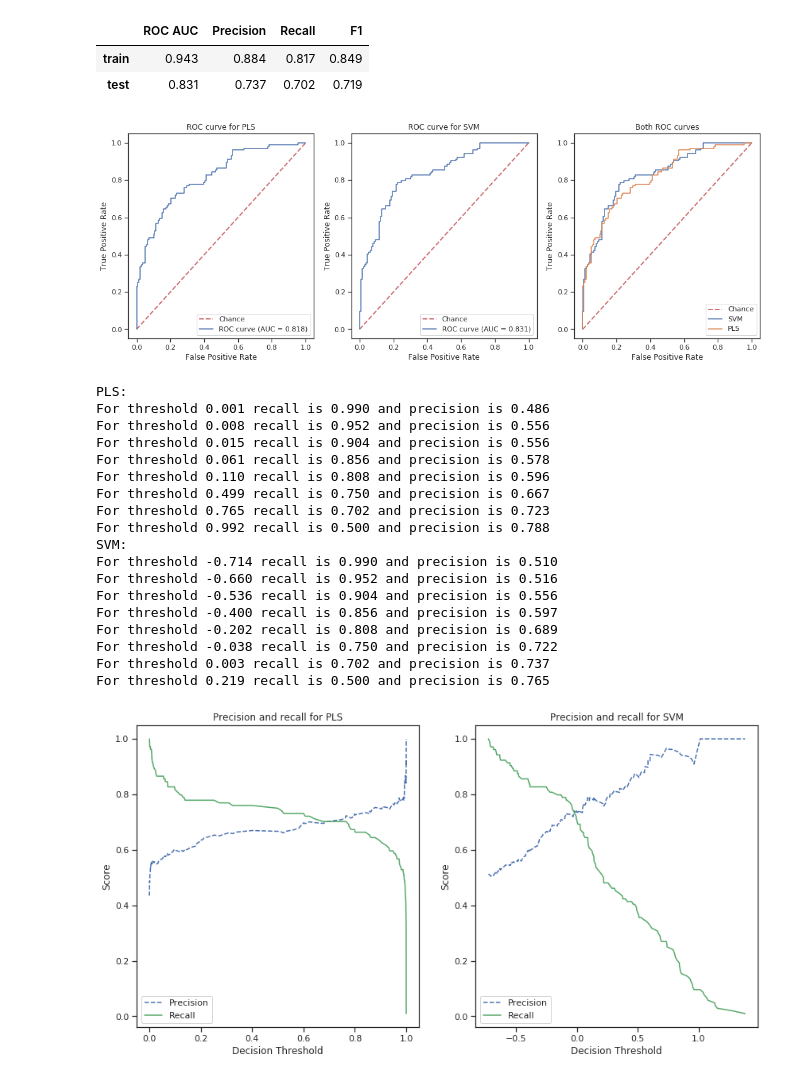
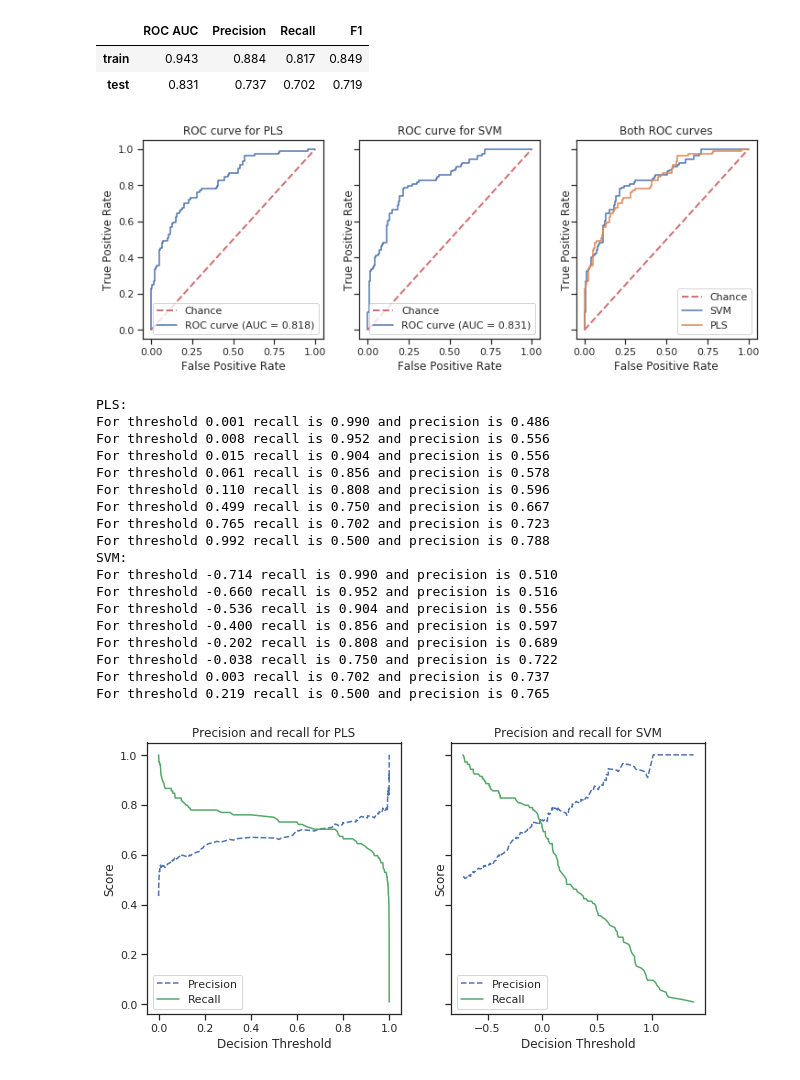
Before and after one commit to sjwilczynski/geneExpr, a Jupyter notebook: ThresholdAdjustment.ipynb, the cells around one changed output. Saved outputs shown, nothing was run; the diff lists cells and outputs as text; code cells hidden in the pictures.

Commit message:
change figures' sizes

```diff
--- a/ThresholdAdjustment.ipynb
+++ b/ThresholdAdjustment.ipynb
@@ -33,29 +33,29 @@ clf_svm = fit_clf_print_scores(clf_svm, X_train, y_train, X_test, y_test)
 | train | 0.943 | 0.884 | 0.817 | 0.849 |
 | test | 0.831 | 0.737 | 0.702 | 0.719 |
 # %%
-fig, (ax1, ax2, ax3) = subplots(nrows=1, ncols=3, figsize=(18,6))
+fig, (ax1, ax2, ax3) = subplots(nrows=1, ncols=3, figsize=(12,4), sharey=True)
 plot_roc_curve(ax1, clf_pls, X_test, y_test, 'ROC curve for PLS')
 plot_roc_curve(ax2, clf_svm, X_test, y_test, 'ROC curve for SVM')
 fpr, tpr, roc_auc = calculate_roc_score(clf_svm, X_test, y_test)
 ax3.plot([0, 1], [0, 1], linestyle="--", lw=2, color="r", label="Chance", alpha=0.8)
 ax3.plot(fpr, tpr, label="SVM")
 fpr, tpr, roc_auc = calculate_roc_score(clf_pls, X_test, y_test)
 ax3.plot(fpr, tpr, label="PLS")
 ax3.set(
         xlabel="False Positive Rate",
         ylabel="True Positive Rate",
         title="Both ROC curves"
     )
 ax3.legend(loc="lower right")
 show()
 # %% [output]
-[figure, old version]
+[figure, new version]
 # %%
 y_scores_pls = clf_pls.predict_proba(X_test)[:,1]
 #y_scores_svm = clf_svm.predict_proba(X_test)[:,1]
 y_scores_svm = clf_svm.decision_function(X_test)
 # %%
-fig, (ax1, ax2) = subplots(nrows=1, ncols=2, figsize=(14,7))
+fig, (ax1, ax2) = subplots(nrows=1, ncols=2, sharey=True, figsize=(10,5))
 plot_precision_recall_vs_threshold(ax1, y_test, y_scores_pls, 'PLS', requsted=[0.99, 0.95, 0.9, 0.85, 0.8, 0.75, 0.7, 0.5])
 plot_precision_recall_vs_threshold(ax2, y_test, y_scores_svm, 'SVM', requsted=[0.99, 0.95, 0.9, 0.85, 0.8, 0.75, 0.7, 0.5])
 show()
@@ -78,4 +78,4 @@ For threshold -0.202 recall is 0.808 and precision is 0.689
 For threshold -0.038 recall is 0.750 and precision is 0.722
 For threshold 0.003 recall is 0.702 and precision is 0.737
 For threshold 0.219 recall is 0.500 and precision is 0.765
-[figure, old version]
+[figure, new version]
```
